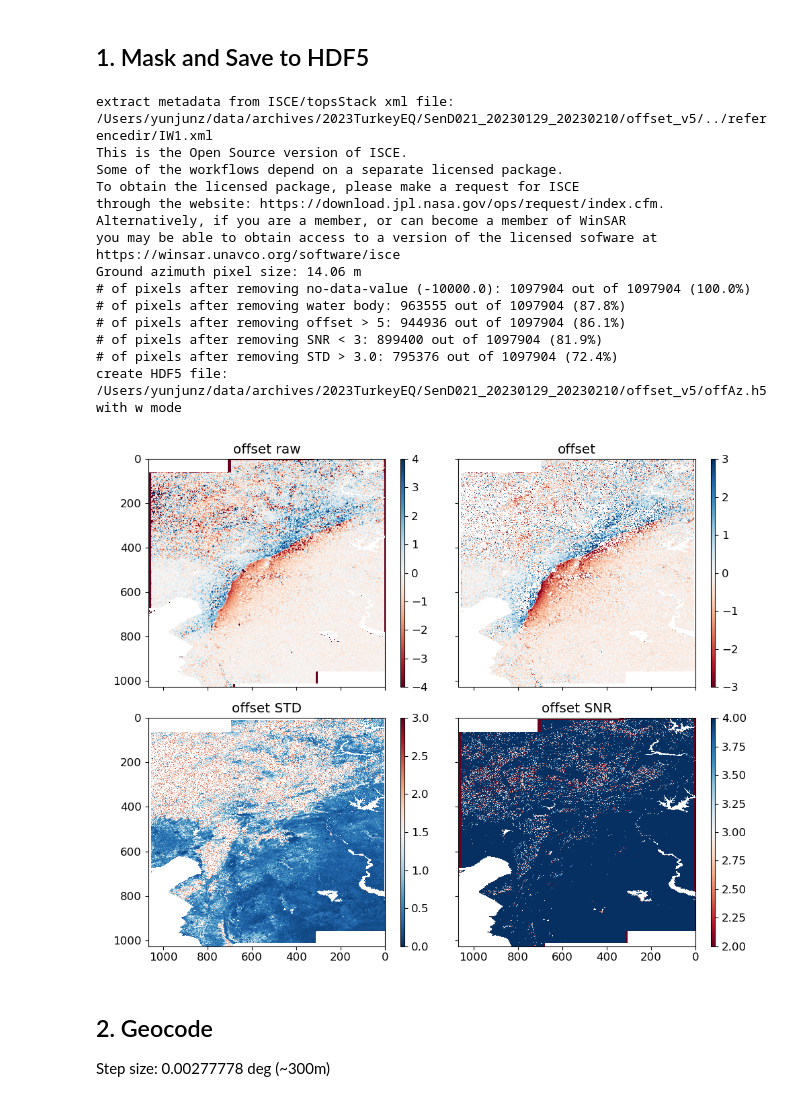
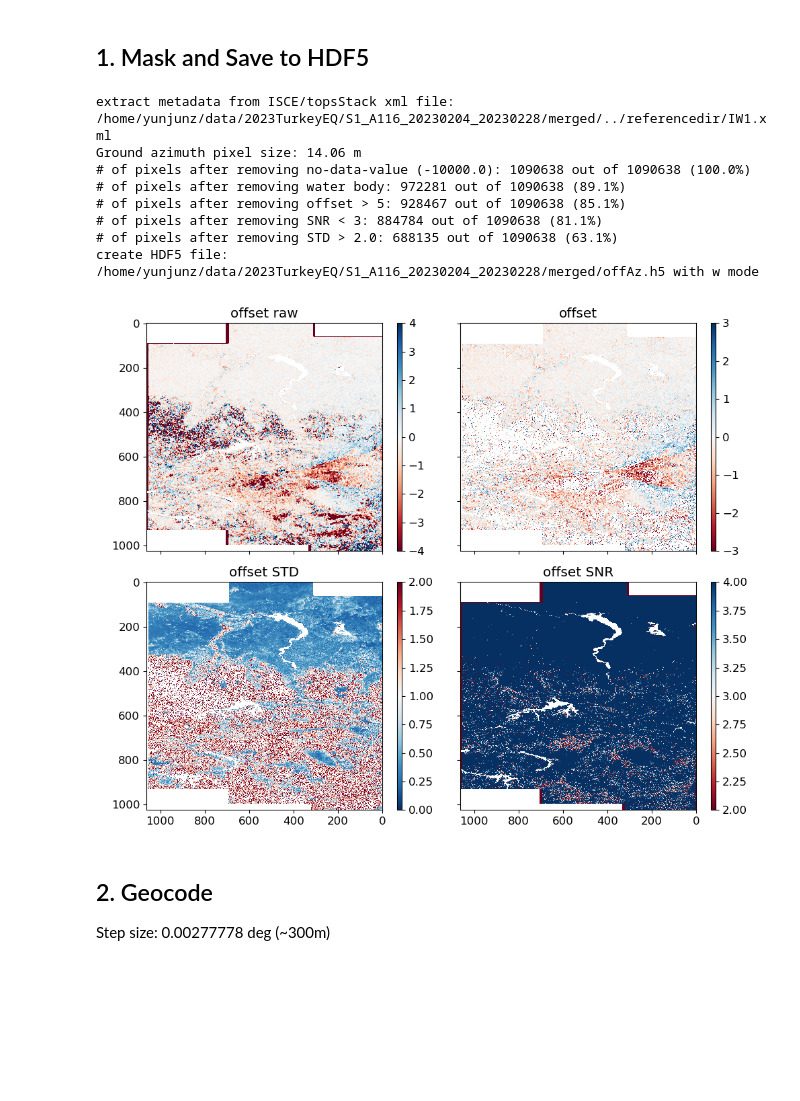
Before and after one commit to yunjunz/2023-Turkey-EQ, a Jupyter notebook: offset_postproc.ipynb, the cells around one changed output. Drawn from its saved outputs; the diff is of its cells as text; code cells hidden in the pictures; blank space fills up the shorter version.

```diff
--- a/offset_postproc.ipynb
+++ b/offset_postproc.ipynb
@@ -30,6 +30,7 @@
 %matplotlib inline
 import os
 import numpy as np
+import platform
 from matplotlib import pyplot as plt
 from mintpy.utils import ptime, readfile, writefile, isce_utils, utils as ut, plot as pp
 from mintpy.cli import geocode, view
@@ -37,16 +38,19 @@ from mintpy.view import prep_slice, plot_slice
 plt.rcParams.update({'font.size': 12})
 
 # dataset
-proj_dir = os.path.expanduser('~/data/archives/2023TurkeyEQ')
 ds_name = [
-    'S1_A014_20230128_20230209_RG',
-    'S1_A014_20230128_20230209_AZ',
-    'S1_D021_20230129_20230210_RG',
-    'S1_D021_20230129_20230210_AZ',
-][2]
+    'S1_A014_20230128_20230209_RG', 'S1_A014_20230128_20230209_AZ',
+    'S1_D021_20230129_20230210_RG', 'S1_D021_20230129_20230210_AZ',
+    'S1_A116_20230204_20230228_RG', 'S1_A116_20230204_20230228_AZ',
+][5]
+if platform.system() == 'Linux':
+    proj_dir = os.path.expanduser('~/data/2023TurkeyEQ')
+    work_dir = os.path.join(proj_dir, ds_name[:-3], 'merged')
+else:
+    proj_dir = os.path.expanduser('~/data/archives/2023TurkeyEQ')
+    work_dir = os.path.join(proj_dir, ds_name[:-3], 'offset_v5')
 redo = True
 
-work_dir = os.path.join(proj_dir, ds_name[:-3], 'offset_v5')
 os.chdir(work_dir)
 print('Go to directory:', work_dir)
 
@@ -141,46 +145,41 @@ warm up utils functions.
 # %%
 config = {
     'SenA014_20230128_20230209_RG': {'max_off': 5, 'min_snr': 5, 'max_std': 0.5},
     'SenA014_20230128_20230209_AZ': {'max_off': 5, 'min_snr': 3, 'max_std': 3.0},
     'SenD021_20230129_20230210_RG': {'max_off': 5, 'min_snr': 3, 'max_std': 0.5},
     'SenD021_20230129_20230210_AZ': {'max_off': 5, 'min_snr': 3, 'max_std': 3.0},
+    'S1_A116_20230204_20230228_RG': {'max_off': 5, 'min_snr': 5, 'max_std': 0.4},
+    'S1_A116_20230204_20230228_AZ': {'max_off': 5, 'min_snr': 3, 'max_std': 2.0},
 }[ds_name]
 
 # read and mask
 off, off_std, off_snr = read_offset()
 off, off_std, off_snr, off_raw = mask_offset(off, off_std, off_snr, config)
 
 # write to one HDF5 files
 atr['ORBIT_DIRECTION'] = 'ASCENDING' if ds_name.startswith('SenA') else 'DESCENDING'
 if redo or not os.path.isfile(rdr_file):
     ds_dict      = {'displacement' : np.array(off, dtype=np.float32), 'displacementStd' : np.array(off_std, dtype=np.float32)}
     ds_unit_dict = {'displacement' : 'm', 'displacementStd' : 'm'}
     writefile.write(ds_dict, out_file=rdr_file, metadata=atr, ds_unit_dict=ds_unit_dict, compression='lzf', print_msg=False)
 
 # plot
 %matplotlib widget
 fig, axs = plt.subplots(nrows=2, ncols=2, figsize=[10, 8], sharex=True, sharey=True)
 for ax, data, [vmin, vmax], cmap, title in zip(axs.flatten(), [off_raw, off, off_std, off_snr], [[-4, 4], [-3, 3], [0, config['max_std']], [2, config['min_snr']+1]], ['RdBu', 'RdBu', 'RdBu_r', 'RdBu'], ['offset raw', 'offset', 'offset STD', 'offset SNR']):
     im = ax.imshow(data, cmap=cmap, vmin=vmin, vmax=vmax, interpolation='nearest'); fig.colorbar(im, ax=ax, aspect=50); pp.auto_flip_direction(atr, ax, print_msg=False); ax.set_title(title)
 fig.tight_layout()
 plt.show()
 # %% [output]
-extract metadata from ISCE/topsStack xml file: /Users/yunjunz/data/archives/2023TurkeyEQ/SenD021_20230129_20230210/offset_v5/../referencedir/IW1.xml
-This is the Open Source version of ISCE.
-Some of the workflows depend on a separate licensed package.
-To obtain the licensed package, please make a request for ISCE
-through the website: https://download.jpl.nasa.gov/ops/request/index.cfm.
-Alternatively, if you are a member, or can become a member of WinSAR
-you may be able to obtain access to a version of the licensed sofware at
-https://winsar.unavco.org/software/isce
+extract metadata from ISCE/topsStack xml file: /home/yunjunz/data/2023TurkeyEQ/S1_A116_20230204_20230228/merged/../referencedir/IW1.xml
 Ground azimuth pixel size: 14.06 m
-# of pixels after removing no-data-value (-10000.0): 1097904 out of 1097904 (100.0%)
-# of pixels after removing water body: 963555 out of 1097904 (87.8%)
-# of pixels after removing offset > 5: 944936 out of 1097904 (86.1%)
-# of pixels after removing SNR < 3: 899400 out of 1097904 (81.9%)
-# of pixels after removing STD > 3.0: 795376 out of 1097904 (72.4%)
-create HDF5 file: /Users/yunjunz/data/archives/2023TurkeyEQ/SenD021_20230129_20230210/offset_v5/offAz.h5 with w mode
+# of pixels after removing no-data-value (-10000.0): 1090638 out of 1090638 (100.0%)
+# of pixels after removing water body: 972281 out of 1090638 (89.1%)
+# of pixels after removing offset > 5: 928467 out of 1090638 (85.1%)
+# of pixels after removing SNR < 3: 884784 out of 1090638 (81.1%)
+# of pixels after removing STD > 2.0: 688135 out of 1090638 (63.1%)
+create HDF5 file: /home/yunjunz/data/2023TurkeyEQ/S1_A116_20230204_20230228/merged/offAz.h5 with w mode
-[figure, old version]
+[figure, new version]
 # %% [markdown]
 ## 2. Geocode
 
```
Also changed, not shown: parts of 8 cells of this notebook.
